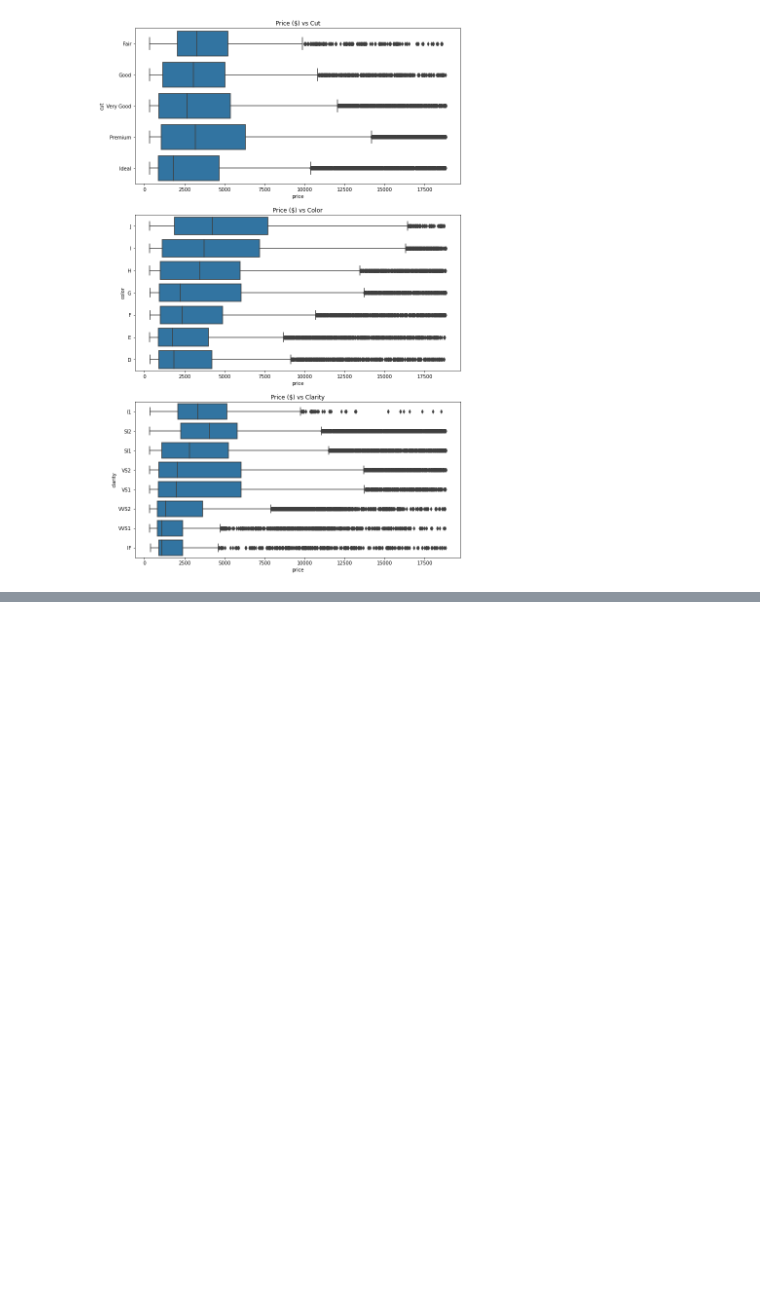
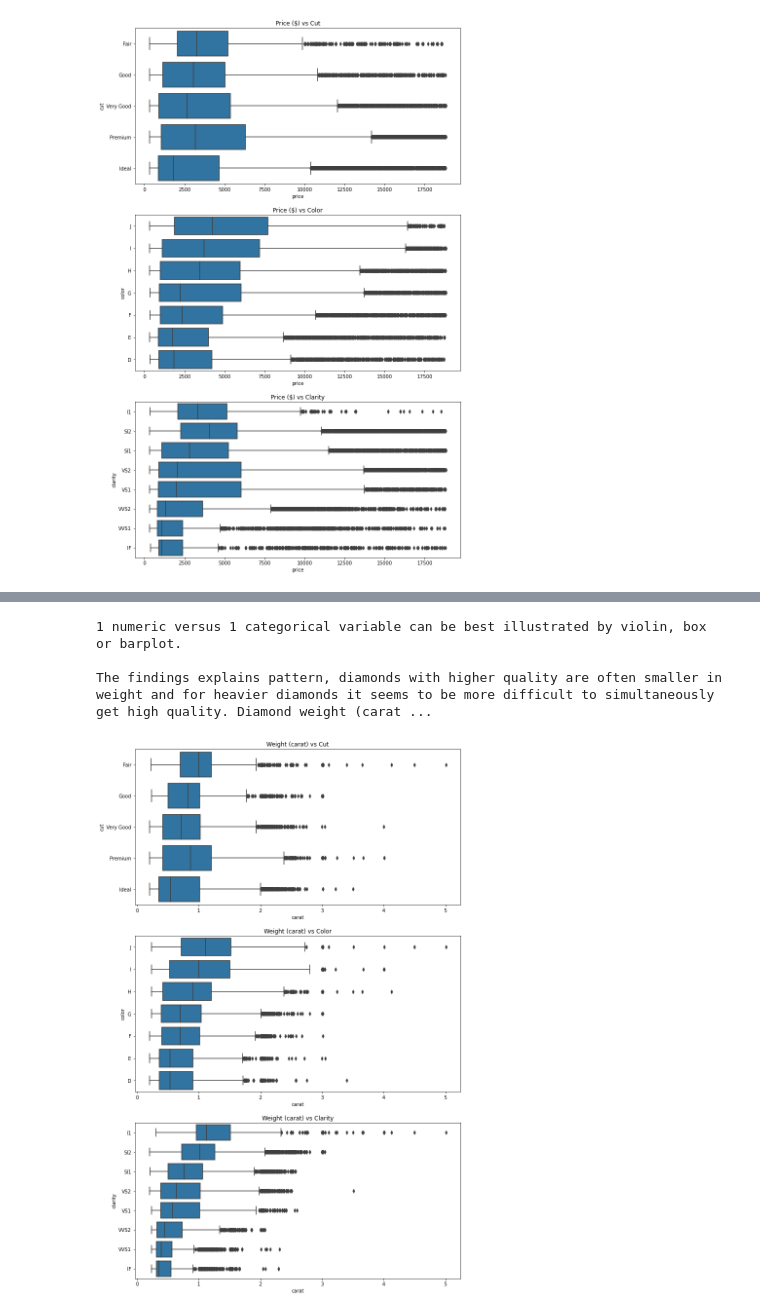
Before and after one commit to KarinWiberg/uc_dataanalyst_visualization_diamonds_case_study, a Jupyter notebook: diamonds-case-study.ipynb, the cells around one changed output, grey strips where cells are left out. Drawn from its saved outputs; the diff is of its cells as text; code cells hidden in the pictures; blank space fills up the shorter version.

Commit message:
Finished bivariate exploration

```diff
--- a/diamonds-case-study.ipynb
+++ b/diamonds-case-study.ipynb
@@ -398 +398,40 @@ The contra-intuitive pattern is even more clear in the violinplots.
 [figure]
+# %%
+# bivariate plots of carat vs. cut, color, clarity
+text = '1 numeric versus 1 categorical variable can be best illustrated by violin, box or barplot.\n'
+print(text)
+
+plt.figure(figsize=(12,20))
+base_color = sb.color_palette()[0]
+
+# price vs cut
+plt.subplot(3,1,1)
+sb.boxplot(data=diamonds, y = 'cut', x = 'carat', color = base_color)
+plt.title('Weight (carat) vs Cut')
+
+# text_cut = 'None of the cut categories are statistical significant. However, it looks like a low quality cut is within a slightly higher price range than for the ideal cut.\n'
+# print(text_cut)
+
+# price vs color
+plt.subplot(3,1,2)
+sb.boxplot(data=diamonds, y = 'color', x = 'carat', color = base_color)
+plt.title('Weight (carat) vs Color')
+
+# text_cut = 'None of the color categories are statistical significant. However, it looks like a low quality color is within a slightly higher price range than for the good quality color.\n'
+# print(text_cut)
+
+# price vs clarity
+plt.subplot(3,1,3)
+sb.boxplot(data=diamonds, y = 'clarity', x = 'carat', color = base_color)
+plt.title('Weight (carat) vs Clarity')
+
+# text_cut = 'None of the clarity categories are statistical significant. However, it looks like a low quality clarity is within a slightly higher price range than for the good clarity.\n'
+# print(text_cut)
+
+text = 'The findings explains pattern, diamonds with higher quality are often smaller in weight and for heavier diamonds it seems to be more difficult to simultaneously get high quality. Diamond weight (carat) seems to have the highest influence on price.'
+print(text)
+# %% [output]
+1 numeric versus 1 categorical variable can be best illustrated by violin, box or barplot.
+
+The findings explains pattern, diamonds with higher quality are often smaller in weight and for heavier diamonds it seems to be more difficult to simultaneously get high quality. Diamond weight (carat ...
+[figure, added]
```
Also changed, not shown: parts of 1 cell of this notebook.
